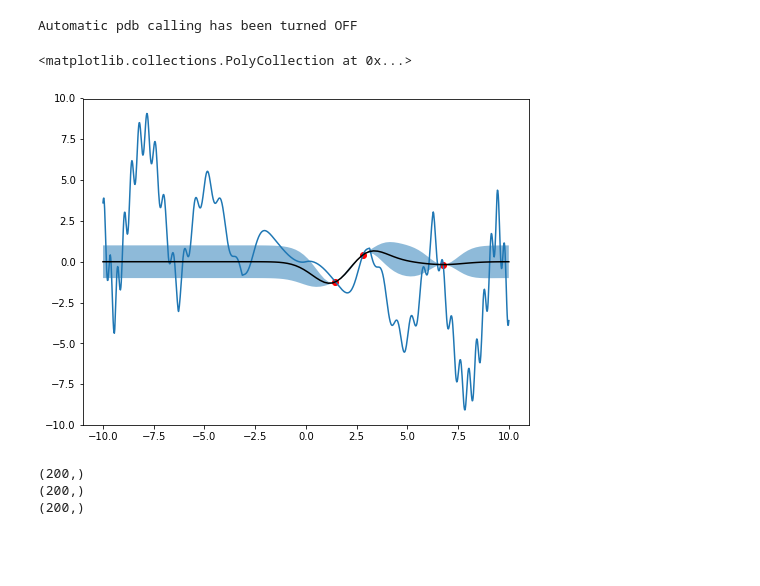
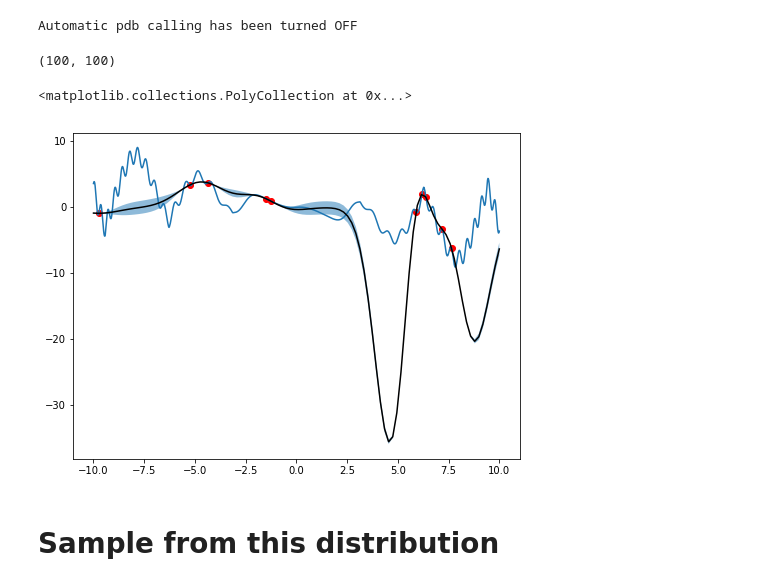
Before and after one commit to AlexRobson/GaussianProcesses, a Jupyter notebook: Gaussian Processes.ipynb, the cells around one changed output. Cells and saved outputs as stored; diff of their text form; code cells hidden in the pictures; blank space fills up the shorter version.

```diff
--- a/Gaussian Processes.ipynb
+++ b/Gaussian Processes.ipynb
@@ -4,8 +4,6 @@ import pdb
 import matplotlib.pyplot as plt
 %matplotlib inline
 # %%
-
-
 # Define a function to be explored
 
 def f(x):
@@ -18,7 +16,7 @@ def f(x):
 
 def kernel(x, x_dash, l=1):
     sqdist = np.sum(x**2,1).reshape(-1,1)+np.sum(x_dash**2, 1)-2*np.dot(x, x_dash.T)
-    return np.exp(-0.5 * sqdist)
+    return np.sqrt(1)*np.exp(-0.5 * sqdist)
 
 def fmu(x_star, x_train, y):
     """
@@ -38,12 +36,15 @@ def fmu(x_star, x_train, y):
 
 def fcovar(x_star, x_train, y):
     SIGMA = 1e-6
+    PRIOR_S = np.sqrt(10)
+    PRIOR_S = 1
     K_star = kernel(x_train, x_star)
     K_y = kernel(x_train, x_train)
     L = np.linalg.cholesky(K_y+SIGMA**2*np.eye(len(K_y)))
 
     v = np.linalg.lstsq(L, K_star)[0]
-    return np.diag(kernel(x_star, x_star)-np.matmul(v.T, v)).reshape(-1,1)
+    #return kernel(x_star, x_star)-np.matmul(v.T, v).reshape(-1,1)
+    return -np.matmul(K_star.T, np.matmul(np.linalg.inv(K_train), K_star))+kernel(x_star, x_star)
 
 
 
@@ -52,7 +53,7 @@ def fcovar(x_star, x_train, y):
 # %%
 # Sample two points from this function
 
-x_train = np.random.uniform(low=-10, high=10, size=(3,)).reshape(-1,1)
+x_train = np.random.uniform(low=-10, high=10, size=(10,)).reshape(-1,1)
 f_train = f(x_train)
 # %%
 %pdb off
@@ -68,30 +69,24 @@ K_star = kernel(x_train, x_star)
 #x_star = np.array([0, 0.5, 6]).reshape(-1,1)
 
 mu = fmu(x_star, x_train, f_train).reshape(-1)
-var = fcovar(x_star, x_train, f_train).reshape(-1)
+var = fcovar(x_star, x_train, f_train)
 x_star = x_star.reshape(-1)
 # %% [output]
 Automatic pdb calling has been turned OFF
+# %%
+np.shape(mu-var)
+# %% [output]
+(100, 100)
 # %%
 # Plot the complicated function
 x_i = np.linspace(-10, 10,1000)
 plt.figure(figsize=(8,6))
 plt.plot(x_i, f(x_i))
 plt.scatter(x_train, f_train,color='r')
 plt.plot(x_star, mu, color='k')
-plt.fill_between(x_star, mu-var, mu+var, alpha=0.5)
+plt.fill_between(x_star, np.diag(mu-var), np.diag(mu+var), alpha=0.5)
 # %% [output]
 <matplotlib.collections.PolyCollection at 0x...>
-[figure, old version]
+[figure, new version]
-# %%
-x = np.arange(0.0, 2, 0.01)
-y1 = np.sin(2*np.pi*x)
-y2 = 1.2*np.sin(4*np.pi*x)
-
-print(np.shape(x))
-print(np.shape(y1))
-print(np.shape(y2))
-# %% [output]
-(200,)
-(200,)
-(200,)
+# %% [markdown]
+# Sample from this distribution
```
